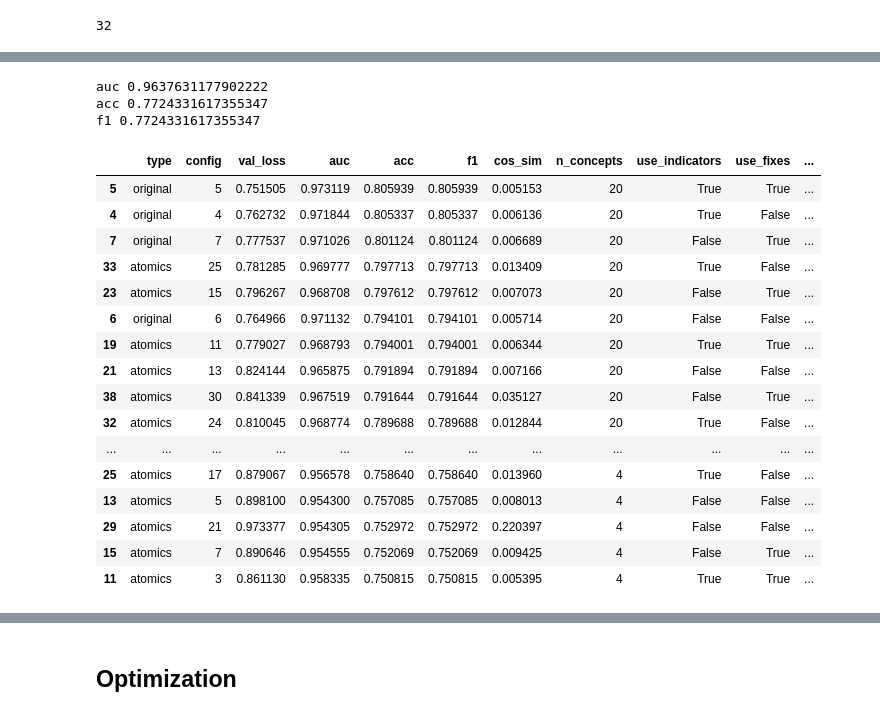
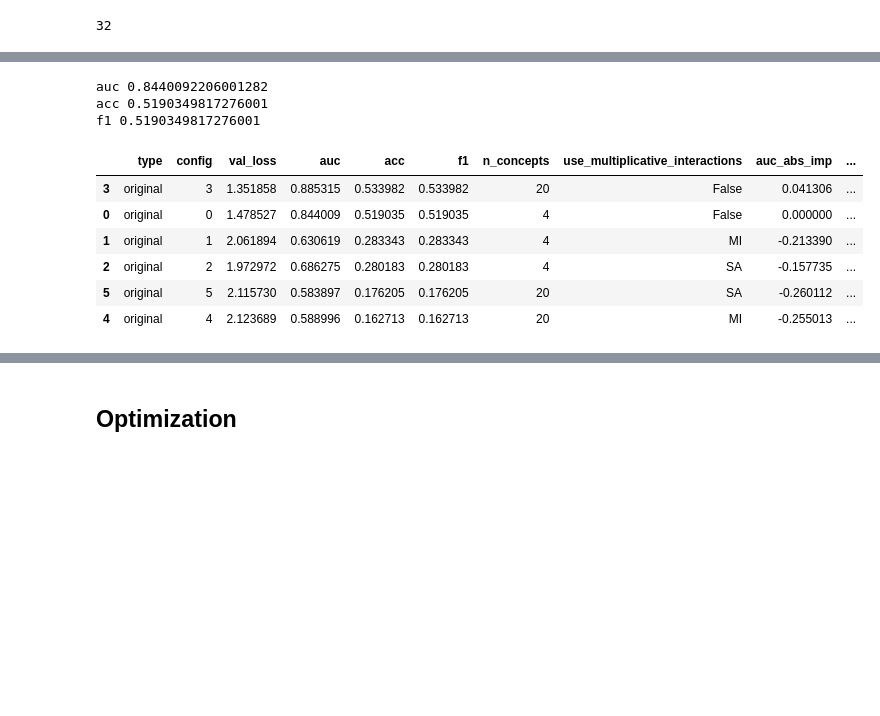
Before and after one commit to KevinArmbruster/optimal-summaries-public, a Jupyter notebook: classification/tiselac ablaition.ipynb, the cells around one changed output, grey strips where cells are left out. Cells and saved outputs as stored; diff of their text form; code cells hidden in the pictures; blank space fills up the shorter version.

```diff
--- a/classification/tiselac ablaition.ipynb
+++ b/classification/tiselac ablaition.ipynb
@@ -276,6 +277,7 @@ print(len(all_config_permutations_og))
 # %%
 experiment_folder = "/workdir/optimal-summaries-public/_models/tiselac/original/"
-model_path = experiment_folder + "tiselac_c{n_concepts}_ind{use_indicators}_fixes{use_fixes}_onlylasttimestep{use_only_last_timestep}.pt"
+# model_path = experiment_folder + "tiselac_c{n_concepts}_use_multiplicative_interactions_{use_multiplicative_interactions}.pt"
+model_path = experiment_folder + "c_{n_concepts}_use_multiplicative_interactions_{use_multiplicative_interactions}.pt"
 
 if not os.path.exists(experiment_folder):
     os.makedirs(experiment_folder)
@@ -290,13 +292,11 @@ for i, config in enumerate(all_config_permutations_og):
     model = initializeModel(**config, static_dim=static_dim, changing_dim=changing_dim, seq_len=seq_len, output_dim=num_classes)
     model.fit(train_loader, val_loader, p_weight=class_weights.to(device), save_model_path=model_path.format(**config), max_epochs=10000)
 
-    cos_sim = (model.cos_sim(model.bottleneck) / model.bottleneck.out_features).item()
-
     model.eval()
     with torch.inference_mode():
         for batch in test_loader:
-            X_time, X_ind, X_static, yb = extract_to(batch, device)
-            probs = model.forward_probabilities(X_time, X_ind, X_static)
+            *data, yb = extract_to(batch, device)
+            probs = model.forward_probabilities(*data)
 
             auc = auroc_metric(probs, yb).item()
             acc = accuracy_metric(probs, yb).item()
@@ -312,7 +312,7 @@ for i, config in enumerate(all_config_permutations_og):
         # conf_matrix.reset()
         f1_metric.reset()
 
-    history = ["original", i, model.val_losses[-1], auc, acc, f1, cos_sim]
+    history = ["original", i, model.val_losses[-1], auc, acc, f1]
     print(history)
     histories_original.append(np.array(history))
 
@@ -436,49 +450,39 @@ Loaded model from /workdir/optimal-summaries-public/_models/tiselac/atomics/tise
 11 {'n_atomics': 10, 'n_concepts': 20, 'use_indicators': True, 'use_fixes': True, 'use_summaries_for_atomics': False}
 ... (22 outputs left out)
 # %%
-columns=["type", "config", "val_loss", "auc", "acc", "f1", "cos_sim"]
-dtypes = {'type': str, 'config': int, 'val_loss': float, 'auc': float, 'acc': float, 'f1': float, 'cos_sim': float}
+columns=["type", "config", "val_loss", "auc", "acc", "f1"]
+dtypes = {'type': str, 'config': int, 'val_loss': float, 'auc': float, 'acc': float, 'f1': float}
 
 df_og = pd.DataFrame(histories_original, columns=columns).astype(dtypes)
 df_og = pd.concat([df_og, pd.DataFrame(all_config_permutations_og)], axis=1)
 
-df_atomics = pd.DataFrame(history_atomics, columns=columns).astype(dtypes)
-df_atomics = pd.concat([df_atomics, pd.DataFrame(all_config_permutations_atomics)], axis=1)
+# df_atomics = pd.DataFrame(history_atomics, columns=columns).astype(dtypes)
+# df_atomics = pd.concat([df_atomics, pd.DataFrame(all_config_permutations_atomics)], axis=1)
 
-result_df = pd.concat([df_og, df_atomics], ignore_index=True)
+# result_df = pd.concat([df_og, df_atomics], ignore_index=True)
 # result_df
 # %%
-for col in result_df.columns[3:6]:
-    baseline = result_df[(result_df['type'] == 'original') & (result_df['config'] == 0)][col].values[0]
+for col in df_og.columns[3:6]:
+    baseline = df_og[(df_og['type'] == 'original') & (df_og['config'] == 0)][col].values[0]
     print(col, baseline)
-    result_df[f'{col}_abs_imp'] = result_df[col] - baseline
+    df_og[f'{col}_abs_imp'] = df_og[col] - baseline
     # result_df[f'{col}_rel_imp'] = result_df[f'{col}_abs_imp'] / baseline
 # result_df
 # %% [output]
-auc 0.9637631177902222
-acc 0.7724331617355347
-f1 0.7724331617355347
+auc 0.8440092206001282
+acc 0.5190349817276001
+f1 0.5190349817276001
 # %%
 pd.set_option('display.max_rows', 500)
-result_df.sort_values(by='acc', ascending=False)
+df_og.sort_values(by='acc', ascending=False)
 # atomics: atomics, concepts, use_indicators, use_fixes, output_dim, use_summaries_for_atomics
 # original: concepts, use_indicators, use_fixes, output_dim, use_only_last_timestep
 # %% [output]
-|  | type | config | val_loss | auc | acc | f1 | cos_sim | n_concepts | use_indicators | use_fixes | ... |
-| 5 | original | 5 | 0.751505 | 0.973119 | 0.805939 | 0.805939 | 0.005153 | 20 | True | True | ... |
-| 4 | original | 4 | 0.762732 | 0.971844 | 0.805337 | 0.805337 | 0.006136 | 20 | True | False | ... |
-| 7 | original | 7 | 0.777537 | 0.971026 | 0.801124 | 0.801124 | 0.006689 | 20 | False | True | ... |
-| 33 | atomics | 25 | 0.781285 | 0.969777 | 0.797713 | 0.797713 | 0.013409 | 20 | True | False | ... |
-| 23 | atomics | 15 | 0.796267 | 0.968708 | 0.797612 | 0.797612 | 0.007073 | 20 | False | True | ... |
-| 6 | original | 6 | 0.764966 | 0.971132 | 0.794101 | 0.794101 | 0.005714 | 20 | False | False | ... |
-| 19 | atomics | 11 | 0.779027 | 0.968793 | 0.794001 | 0.794001 | 0.006344 | 20 | True | True | ... |
-| 21 | atomics | 13 | 0.824144 | 0.965875 | 0.791894 | 0.791894 | 0.007166 | 20 | False | False | ... |
-| 38 | atomics | 30 | 0.841339 | 0.967519 | 0.791644 | 0.791644 | 0.035127 | 20 | False | True | ... |
-| 32 | atomics | 24 | 0.810045 | 0.968774 | 0.789688 | 0.789688 | 0.012844 | 20 | True | False | ... |
-| ... | ... | ... | ... | ... | ... | ... | ... | ... | ... | ... | ... |
-| 25 | atomics | 17 | 0.879067 | 0.956578 | 0.758640 | 0.758640 | 0.013960 | 4 | True | False | ... |
-| 13 | atomics | 5 | 0.898100 | 0.954300 | 0.757085 | 0.757085 | 0.008013 | 4 | False | False | ... |
-| 29 | atomics | 21 | 0.973377 | 0.954305 | 0.752972 | 0.752972 | 0.220397 | 4 | False | False | ... |
-| 15 | atomics | 7 | 0.890646 | 0.954555 | 0.752069 | 0.752069 | 0.009425 | 4 | False | True | ... |
-| 11 | atomics | 3 | 0.861130 | 0.958335 | 0.750815 | 0.750815 | 0.005395 | 4 | True | True | ... |
+|  | type | config | val_loss | auc | acc | f1 | n_concepts | use_multiplicative_interactions | auc_abs_imp | ... |
+| 3 | original | 3 | 1.351858 | 0.885315 | 0.533982 | 0.533982 | 20 | False | 0.041306 | ... |
+| 0 | original | 0 | 1.478527 | 0.844009 | 0.519035 | 0.519035 | 4 | False | 0.000000 | ... |
+| 1 | original | 1 | 2.061894 | 0.630619 | 0.283343 | 0.283343 | 4 | MI | -0.213390 | ... |
+| 2 | original | 2 | 1.972972 | 0.686275 | 0.280183 | 0.280183 | 4 | SA | -0.157735 | ... |
+| 5 | original | 5 | 2.115730 | 0.583897 | 0.176205 | 0.176205 | 20 | SA | -0.260112 | ... |
+| 4 | original | 4 | 2.123689 | 0.588996 | 0.162713 | 0.162713 | 20 | MI | -0.255013 | ... |
 # %%
```
Also changed, not shown: parts of 8 cells of this notebook, 6 other files.
